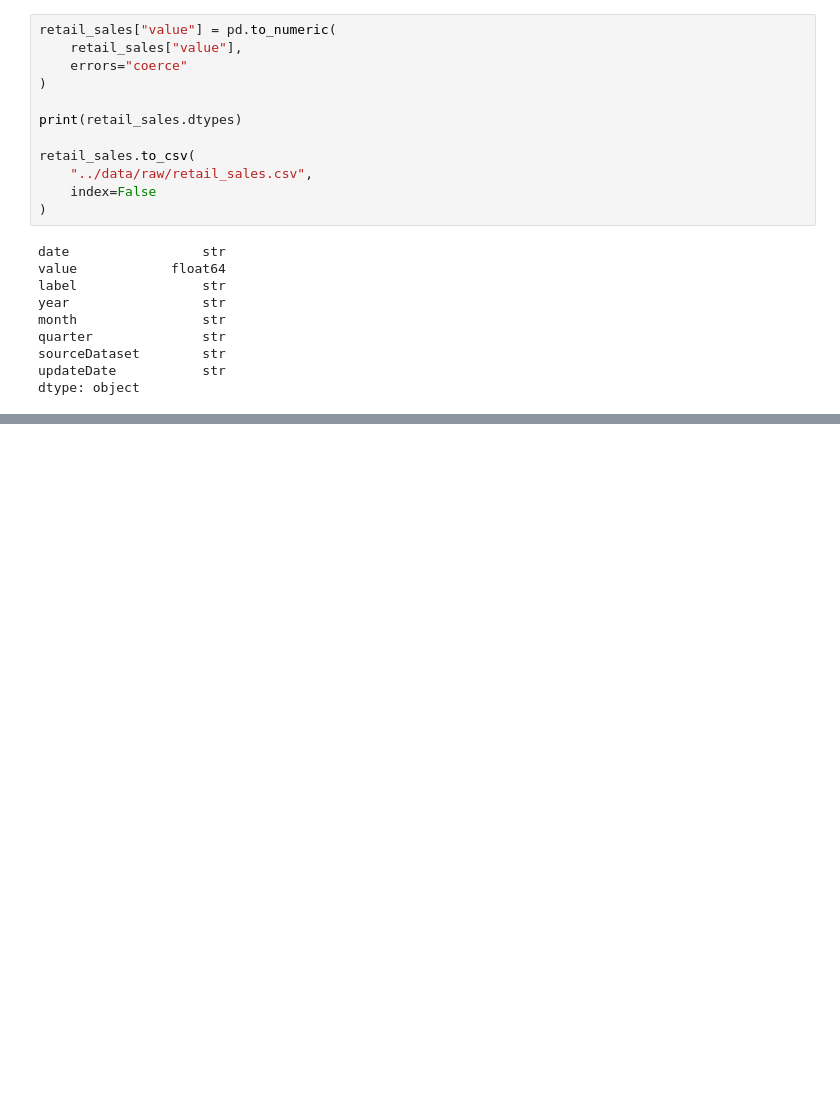
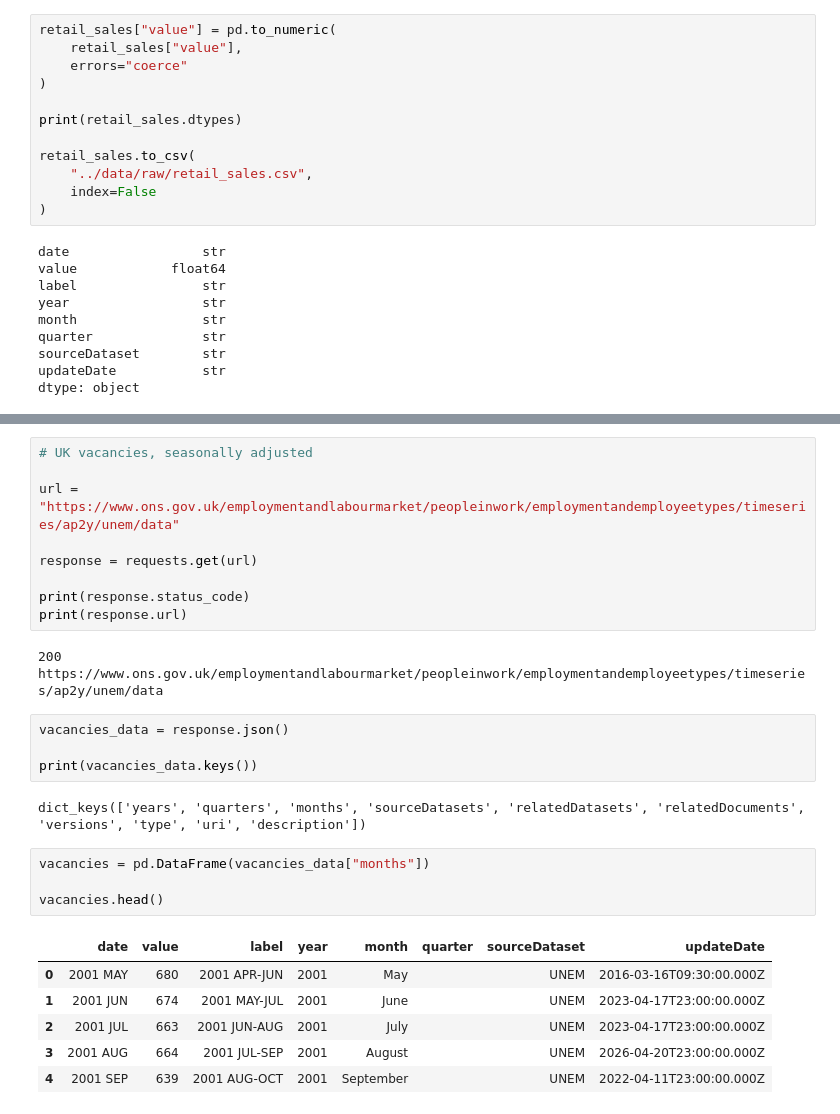
Before and after one commit to ivanredkovets/uk-gdp-nowcasting, a Jupyter notebook: notebooks/01_data_collection.ipynb, the cells around one changed output, grey strips where cells are left out. Saved outputs shown, nothing was run; the diff lists cells and outputs as text; blank space fills up the shorter version.

```diff
--- a/notebooks/01_data_collection.ipynb
+++ b/notebooks/01_data_collection.ipynb
@@ -315,0 +376,29 @@ dtype: object
+# %%
+# UK vacancies, seasonally adjusted
+
+url = "https://www.ons.gov.uk/employmentandlabourmarket/peopleinwork/employmentandemployeetypes/timeseries/ap2y/unem/data"
+
+response = requests.get(url)
+
+print(response.status_code)
+print(response.url)
+# %% [output]
+200
+https://www.ons.gov.uk/employmentandlabourmarket/peopleinwork/employmentandemployeetypes/timeseries/ap2y/unem/data
+# %%
+vacancies_data = response.json()
+
+print(vacancies_data.keys())
+# %% [output]
+dict_keys(['years', 'quarters', 'months', 'sourceDatasets', 'relatedDatasets', 'relatedDocuments', 'versions', 'type', 'uri', 'description'])
+# %%
+vacancies = pd.DataFrame(vacancies_data["months"])
+
+vacancies.head()
+# %% [output]
+|  | date | value | label | year | month | quarter | sourceDataset | updateDate |
+| 0 | 2001 MAY | 680 | 2001 APR-JUN | 2001 | May |  | UNEM | 2016-03-16T09:30:00.000Z |
+| 1 | 2001 JUN | 674 | 2001 MAY-JUL | 2001 | June |  | UNEM | 2023-04-17T23:00:00.000Z |
+| 2 | 2001 JUL | 663 | 2001 JUN-AUG | 2001 | July |  | UNEM | 2023-04-17T23:00:00.000Z |
+| 3 | 2001 AUG | 664 | 2001 JUL-SEP | 2001 | August |  | UNEM | 2026-04-20T23:00:00.000Z |
+| 4 | 2001 SEP | 639 | 2001 AUG-OCT | 2001 | September |  | UNEM | 2022-04-11T23:00:00.000Z |
```
Also changed, not shown: parts of 22 cells of this notebook, 6 other files.
